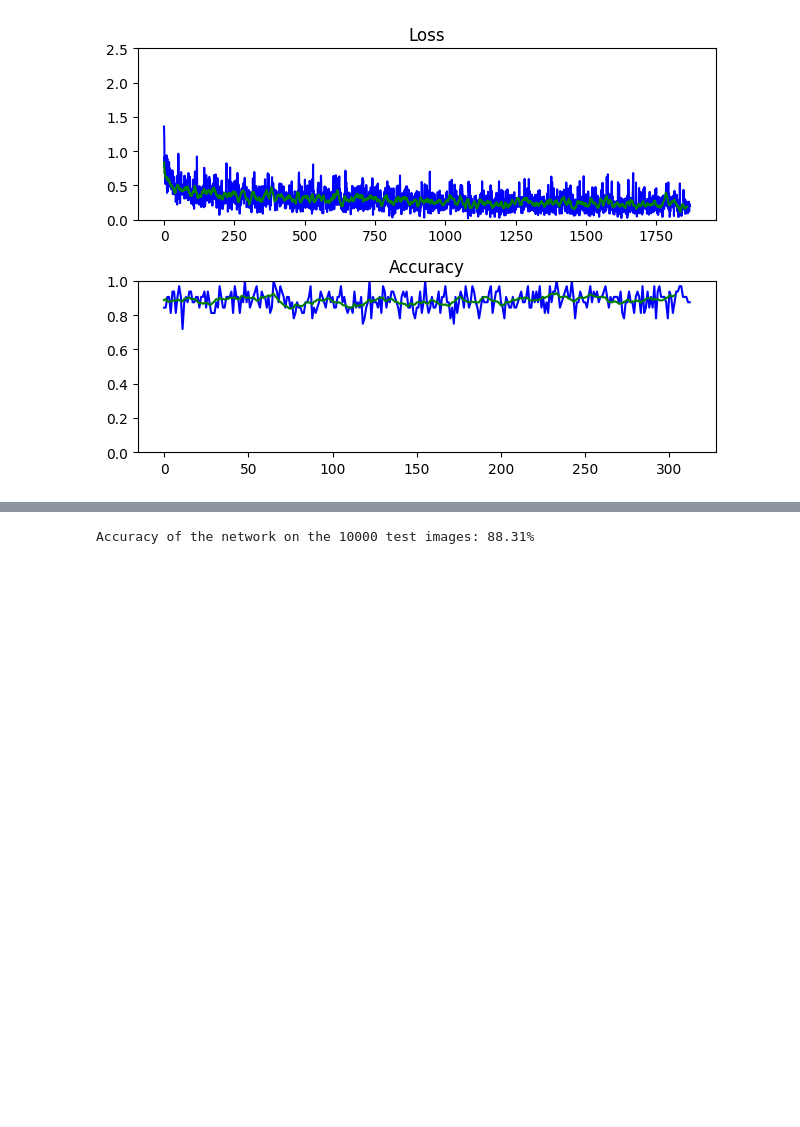
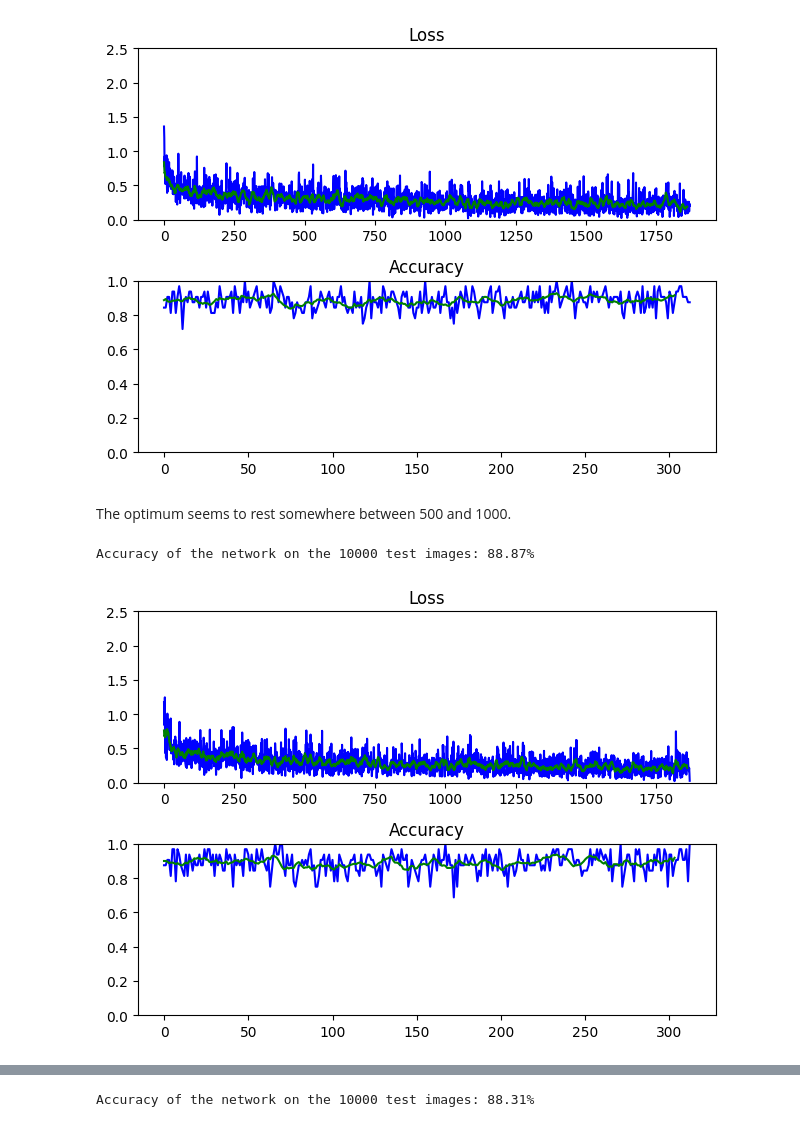
Before and after one commit to danbates1452/neural-networks, a Jupyter notebook: Coursework.ipynb, the cells around one changed output, grey strips where cells are left out. Cells and saved outputs as stored; diff of their text form; code cells hidden in the pictures; blank space fills up the shorter version.

Commit message:
continued investigating width and depth

```diff
--- a/Coursework.ipynb
+++ b/Coursework.ipynb
@@ -391,3 +394,11 @@ pass
 # %% [output]
 Accuracy of the network on the 10000 test images: 88.52%
 [figure]
+# %% [markdown]
+The optimum seems to rest somewhere between 500 and 1000.
+# %%
+width_784 = run_experiment(hidden_width=784) #same as input size
+pass
+# %% [output]
+Accuracy of the network on the 10000 test images: 88.87%
+[figure, added]
```
Also changed, not shown: parts of 14 cells of this notebook.
